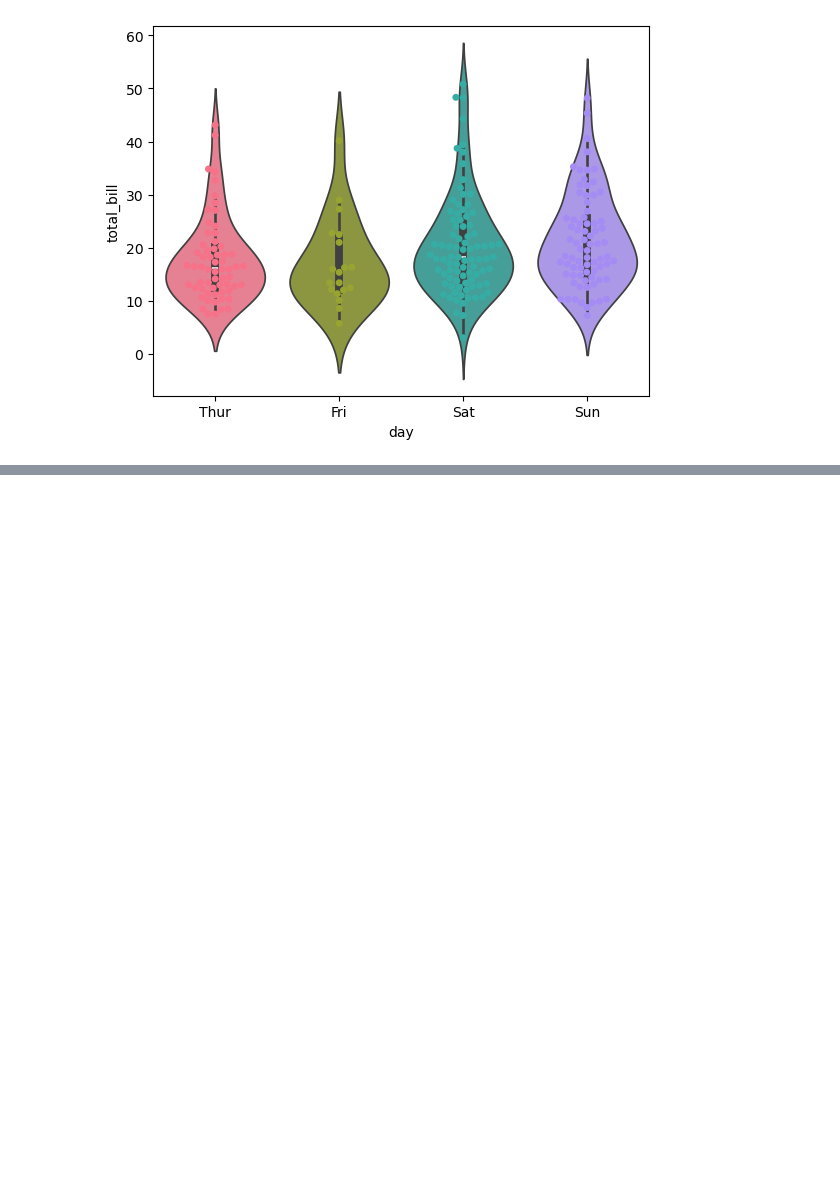
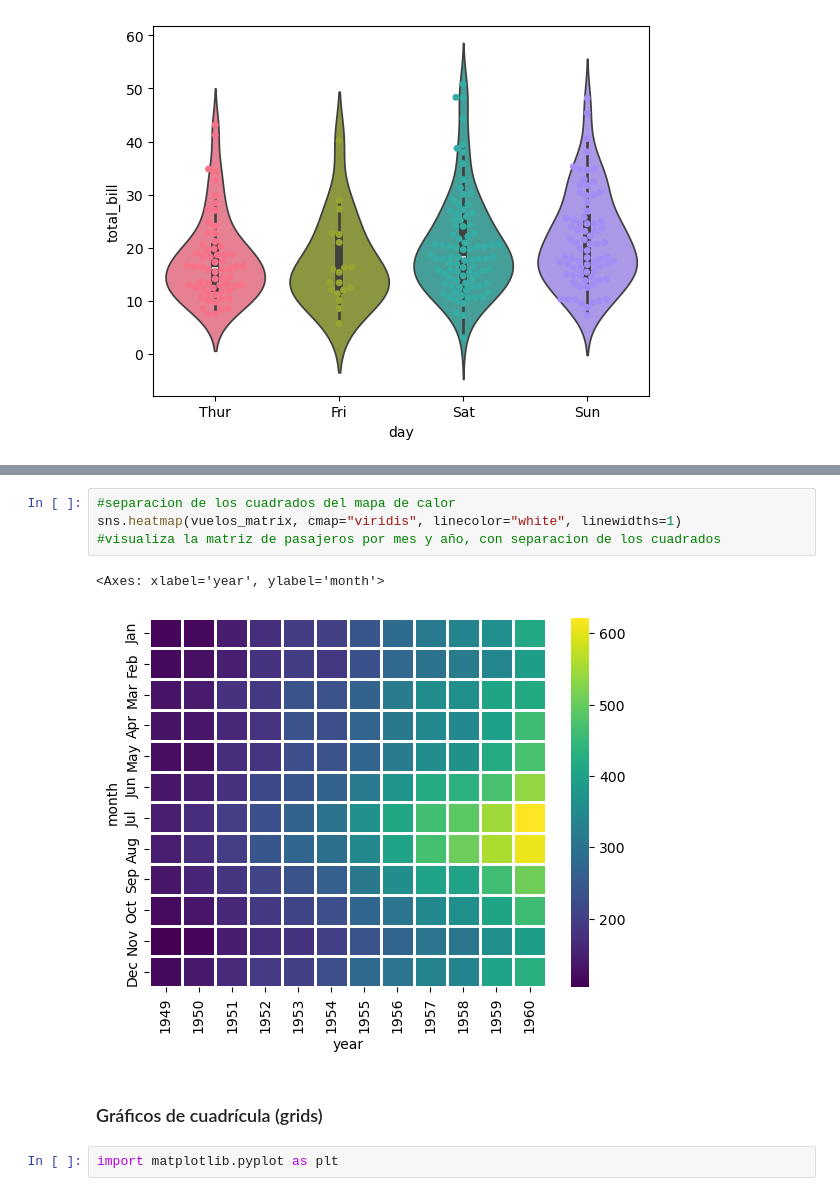
Before and after one commit to davicillo78/CURSO_IBM_SkillsBuild_machine_learning, a Jupyter notebook: seaborn.ipynb, the cells around one changed output, grey strips where cells are left out. Saved outputs shown, nothing was run; the diff lists cells and outputs as text; blank space fills up the shorter version.

```diff
--- a/seaborn.ipynb
+++ b/seaborn.ipynb
@@ -176,0 +219,11 @@ Passing `palette` without assigning `hue` is deprecated and will be removed in v
+# %%
+#separacion de los cuadrados del mapa de calor
+sns.heatmap(vuelos_matrix, cmap="viridis", linecolor="white", linewidths=1)
+#visualiza la matriz de pasajeros por mes y año, con separacion de los cuadrados
+# %% [output]
+<Axes: xlabel='year', ylabel='month'>
+[figure, added]
+# %% [markdown]
+### Gráficos de cuadrícula (grids) ###
+# %%
+import matplotlib.pyplot as plt
```
Also changed, not shown: parts of 36 cells of this notebook.
